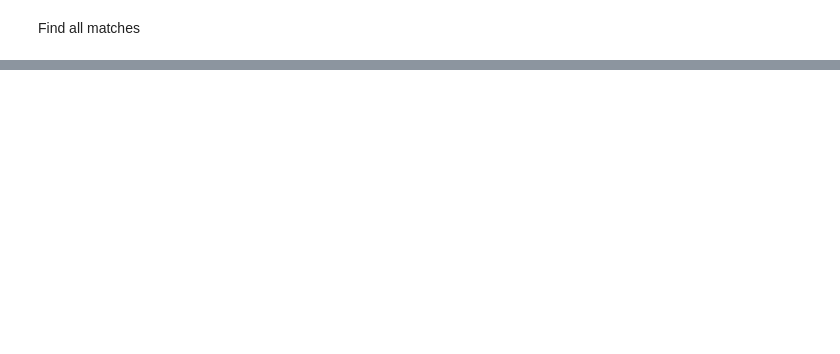
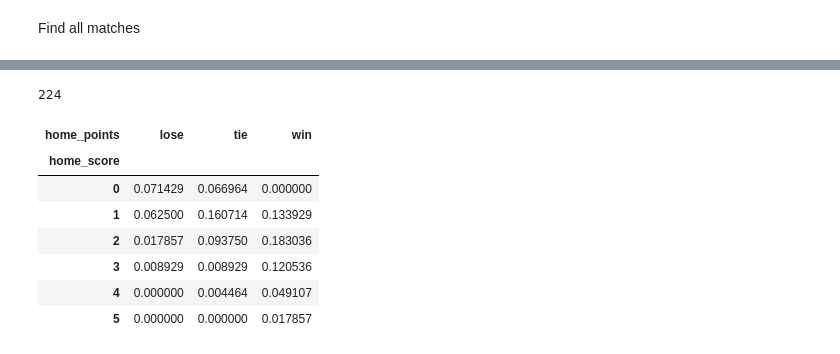
Before and after one commit to dchilders21/stats, a Jupyter notebook: src/stats/stats.ipynb, the cells around one changed output, grey strips where cells are left out. Saved outputs shown, nothing was run; the diff lists cells and outputs as text; code cells hidden in the pictures; blank space fills up the shorter version.

```diff
--- a/src/stats/stats.ipynb
+++ b/src/stats/stats.ipynb
@@ -91,0 +33,31 @@ print(upcoming_matches)
+# %%
+cnx = mysql.connector.connect(user='root', password='',
+                              host='127.0.0.1',
+                              database='mls')
+cursor = cnx.cursor(dictionary=True, buffered=True)
+
+match_details = pd.read_sql('SELECT * FROM home_away_coverage_2', cnx)
+query = "SELECT id FROM teams"
+cursor.execute(query)
+
+round_number = 24
+features = {}
+
+upcoming_matches = pd.read_sql("SELECT matches.id as 'match_id', matches.scheduled, matches.home_id, matches.away_id, teams1.full_name AS 'home_team', teams2.full_name AS 'away_team' FROM matches LEFT JOIN teams teams1 ON matches.home_id = teams1.id LEFT JOIN teams teams2 ON matches.away_id = teams2.id WHERE status = 'scheduled'", cnx)
+previous_matches = pd.read_sql("SELECT * FROM matches WHERE status = 'closed'", cnx)
+
+print(len(match_details.index))
+# %% [output]
+224
+# %%
+pd.crosstab(match_details['home_score'],
+            match_details.replace({'home_points': {0: 'lose', 1: 'tie', 3: 'win'}})['home_points']).apply(lambda r: r/len(match_details), axis=1)
+# %% [output]
+| home_points | lose | tie | win |
+| home_score |  |  |  |
+| 0 | 0.071429 | 0.066964 | 0.000000 |
+| 1 | 0.062500 | 0.160714 | 0.133929 |
+| 2 | 0.017857 | 0.093750 | 0.183036 |
+| 3 | 0.008929 | 0.008929 | 0.120536 |
+| 4 | 0.000000 | 0.004464 | 0.049107 |
+| 5 | 0.000000 | 0.000000 | 0.017857 |
```
Also changed, not shown: parts of 9 cells of this notebook, 6 other files.
